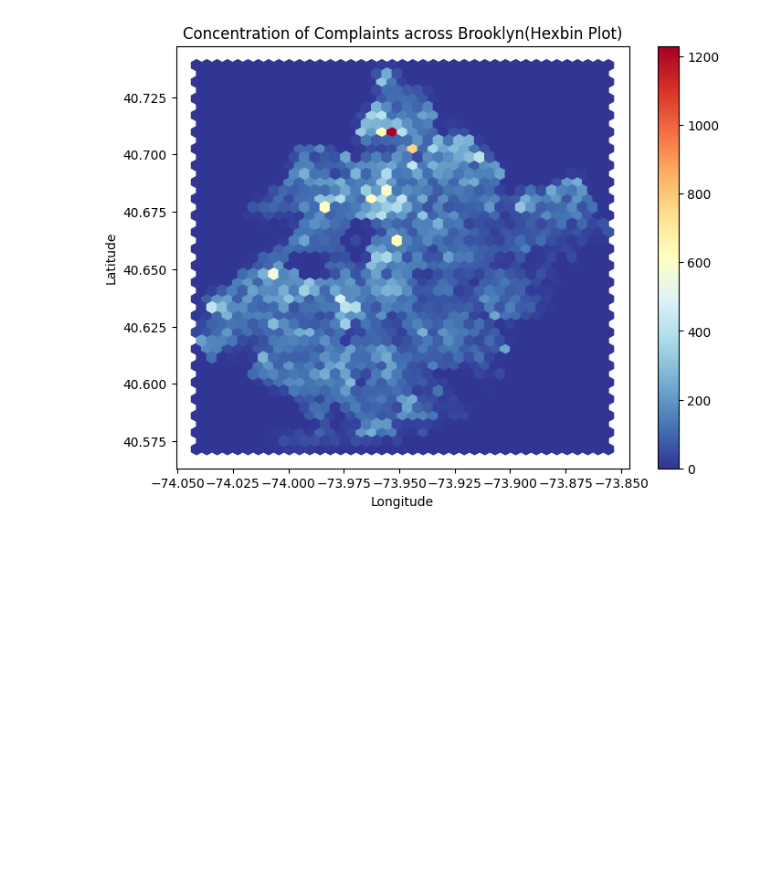
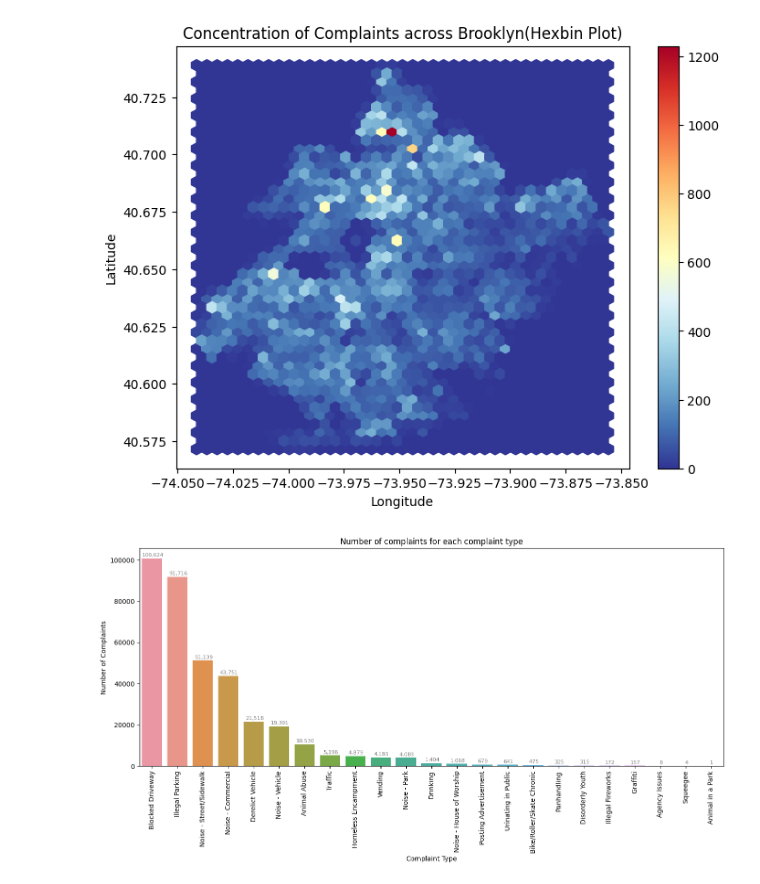
Before and after one commit to kanaishk/Data-Science-With-Python, a Jupyter notebook: Project/Customer_Service_Requests_Analysis/Analysis.ipynb, the cells around one changed output. Drawn from its saved outputs; the diff is of its cells as text; code cells hidden in the pictures; blank space fills up the shorter version.

```diff
--- a/Project/Customer_Service_Requests_Analysis/Analysis.ipynb
+++ b/Project/Customer_Service_Requests_Analysis/Analysis.ipynb
@@ -288,0 +293,18 @@ plt.close()
+# %%
+complaint_counts = dataset.groupby('Complaint Type')['Unique Key'].count().sort_values(ascending=False)
+plt.figure(figsize=(16, 6))
+ax = sns.barplot(x=complaint_counts.index, y=complaint_counts.values)
+plt.xticks(rotation=90)
+plt.xlabel('Complaint Type')
+plt.ylabel('Number of Complaints')
+title = 'Number of complaints for each complaint type'
+plt.title(title)
+for p in ax.patches:
+    ax.annotate(f'{int(p.get_height()):,}', (p.get_x() + p.get_width() / 2. +0.03, p.get_height()),
+                ha='center', va='center', fontsize=8, color='gray', xytext=(0, 5),
+                textcoords='offset points')
+plt.savefig(os.path.join(graph_dir, title + '.png'), bbox_inches='tight')
+plt.show()
+plt.close()
+# %% [output]
+[figure, added]
```
Also changed, not shown: parts of 6 cells of this notebook, 5 other files.
